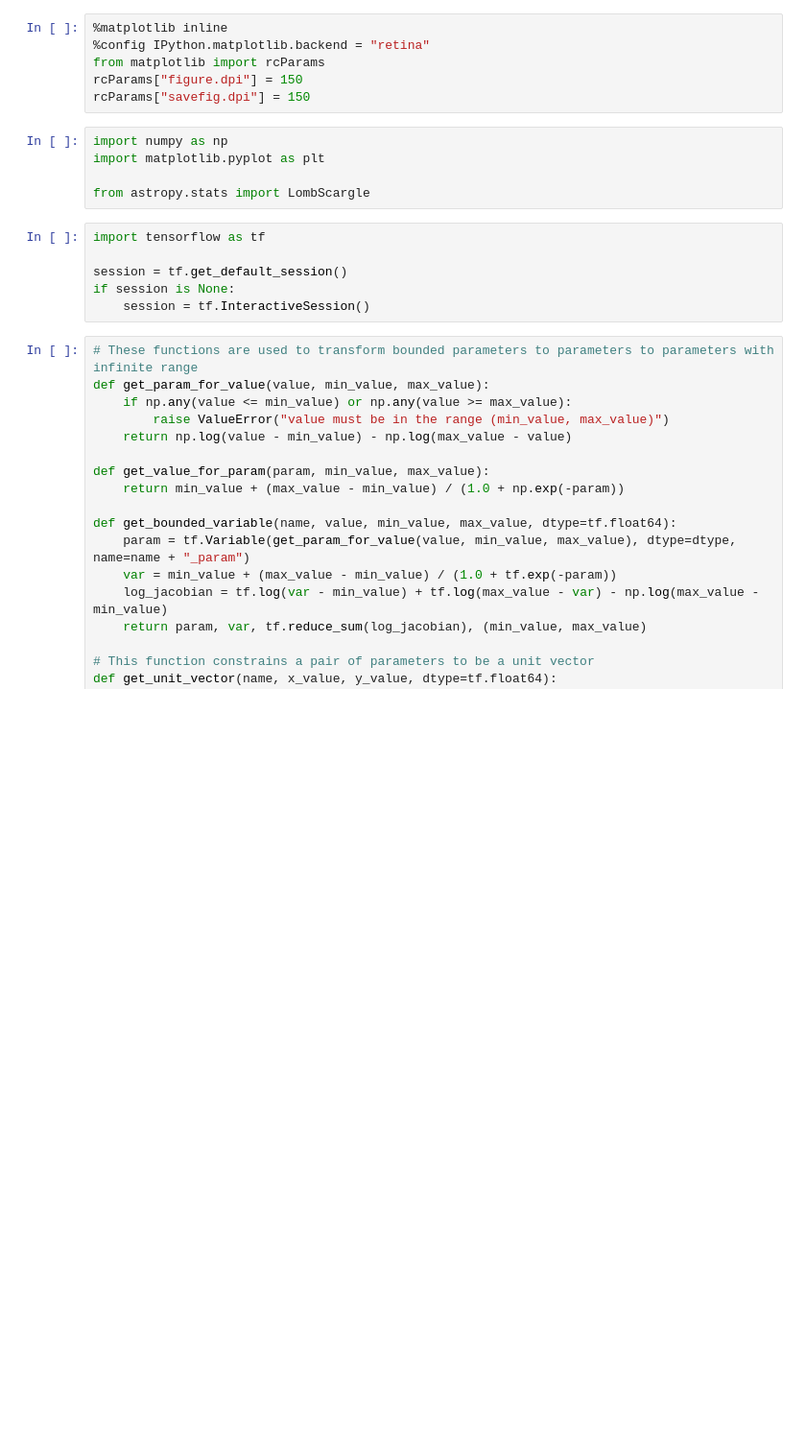
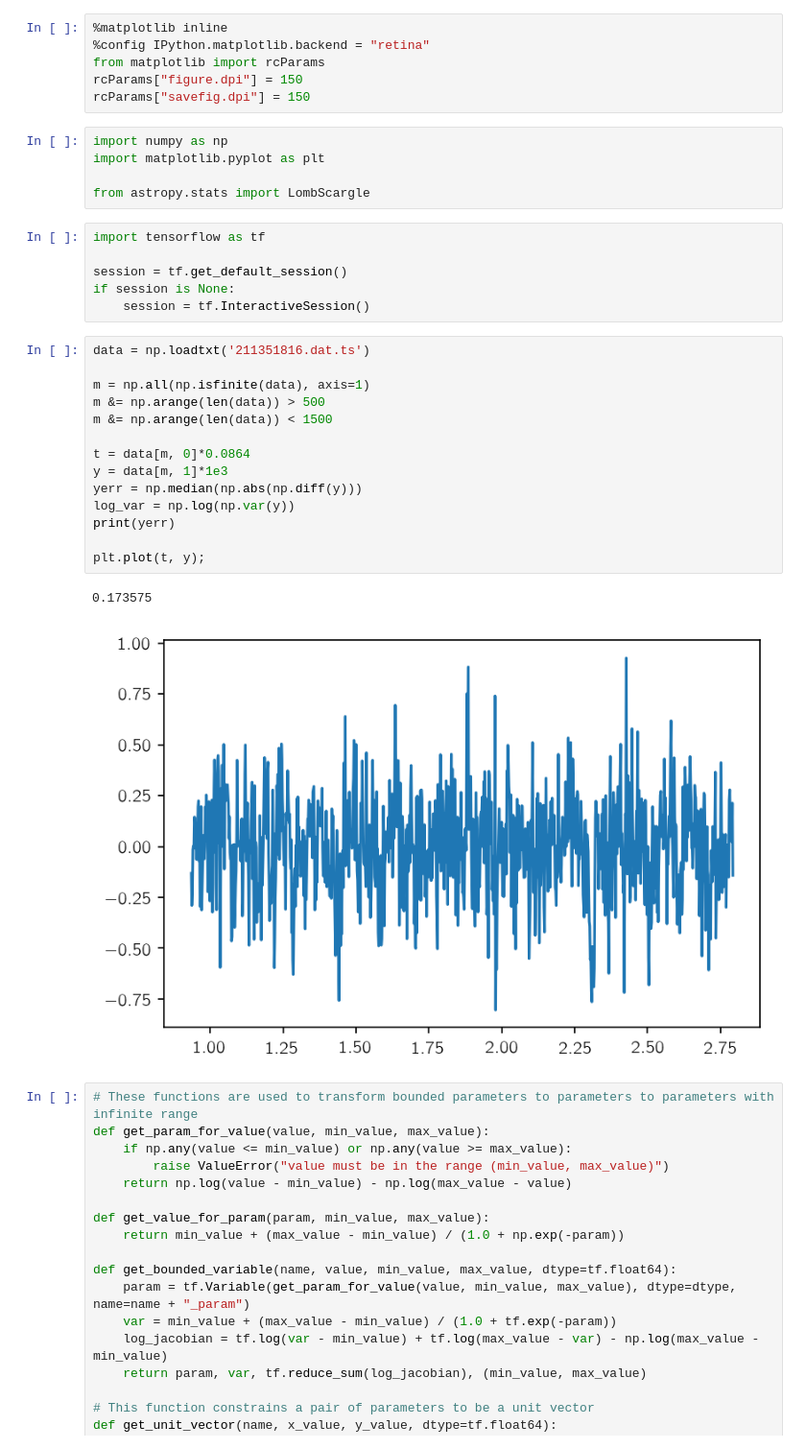
Before and after one commit to dfm/AsteroFlow, a Jupyter notebook: new_demo.ipynb, the cells around one changed output. Shown at 96% size. Drawn from its saved outputs; the diff is of its cells as text; blank space fills up the shorter version.

Commit message:
running on real data

```diff
--- a/new_demo.ipynb
+++ b/new_demo.ipynb
@@ -15,6 +15,23 @@ import tensorflow as tf
 session = tf.get_default_session()
 if session is None:
     session = tf.InteractiveSession()
+# %%
+data = np.loadtxt('211351816.dat.ts')
+
+m = np.all(np.isfinite(data), axis=1)
+m &= np.arange(len(data)) > 500
+m &= np.arange(len(data)) < 1500
+
+t = data[m, 0]*0.0864
+y = data[m, 1]*1e3
+yerr = np.median(np.abs(np.diff(y)))
+log_var = np.log(np.var(y))
+print(yerr)
+
+plt.plot(t, y);
+# %% [output]
+0.173575
+[figure, added]
 # %%
 # These functions are used to transform bounded parameters to parameters to parameters with infinite range
 def get_param_for_value(value, min_value, max_value):
```
Also changed, not shown: parts of 21 cells of this notebook.
